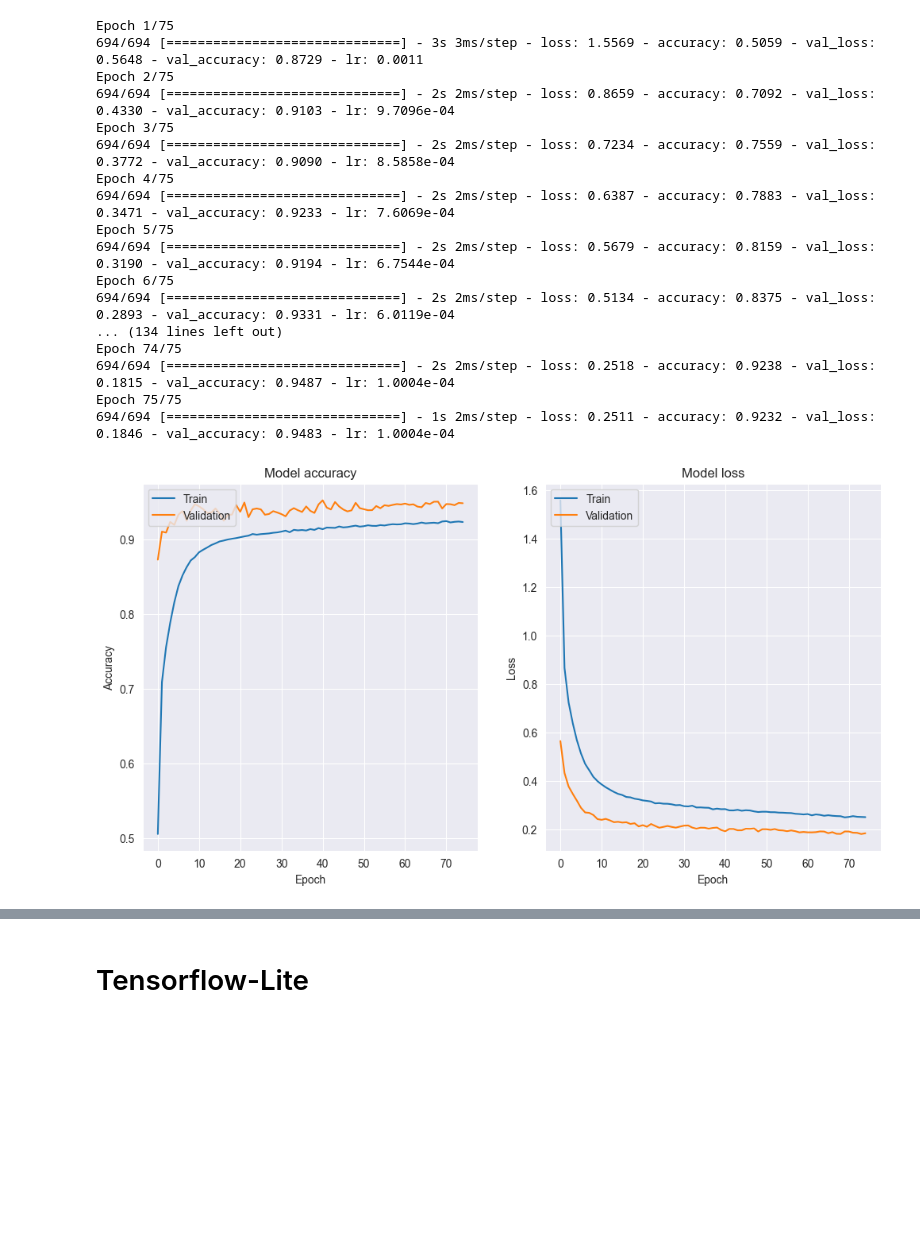
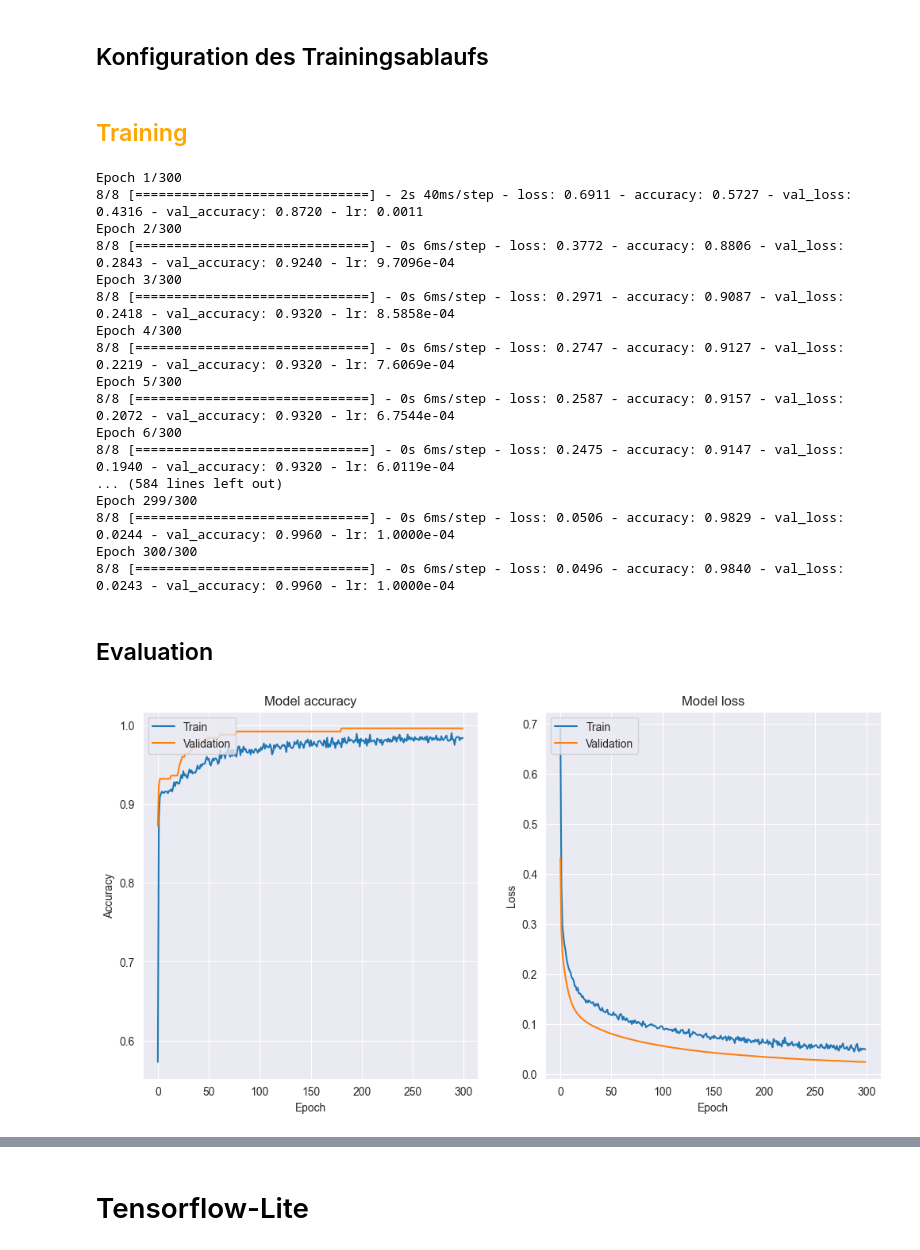
Before and after one commit to inollmann/msa, a Jupyter notebook: hand_sign_model_trainer.ipynb, the cells around one changed output, grey strips where cells are left out. Saved outputs shown, nothing was run; the diff lists cells and outputs as text; code cells hidden in the pictures; blank space fills up the shorter version.

```diff
--- a/hand_sign_model_trainer.ipynb
+++ b/hand_sign_model_trainer.ipynb
@@ -11,4 +19,5 @@ RANDOM_SEED = 42
 # %%
-model_version = "4b"
+model_version = "ctrl"
+epochs = 300
 print("Model:\t" + model_version)
 # %% [output]
@@ -16,8 +28,17 @@ Model:  4b
 # %%
-model_save_path = "model\\customModel\\modelB\\ASLclassifier" + model_version + ".hdf5"
-tflite_save_path = "model\\customModel\\modelB\\ASLclassifier" + model_version + ".tflite"
+if model_version == "ctrl":
+    model_folder_file = "controlModel\\control_classifier"
+    eval_subfolder = "Control\\"
+    NUM_CLASSES = 2
+else:
+    model_folder_file = "modelB\\ASLclassifier"
+    eval_subfolder = "ASL\\"
+    NUM_CLASSES = 28
 
-evaluation_folder = "evaluation\\ASL\\"
+model_save_path = "model\\customModel\\" + model_folder_file + model_version + ".hdf5"
+tflite_save_path = "model\\customModel\\" + model_folder_file + model_version + ".tflite"
+
+evaluation_folder = "evaluation\\" + eval_subfolder
 confmat_path = evaluation_folder + "confusionMatrix" + model_version + ".png"
 classrep_path = evaluation_folder + "classificationReport" + model_version + ".csv"
 architecture_path = evaluation_folder + "architecture" + model_version + ".png"
@@ -35,7 +56,7 @@ match model_version:
             tf.keras.layers.Dense(50, activation='relu'),
             tf.keras.layers.Dense(NUM_CLASSES, activation='softmax')
         ])
-        col_lst = [1] + list(range(4, 64))
+        col_lst = [1] + list(range(5, 65))
         if model_version == "4a":
             csv_file = "keypoints\\keypointB_3D_full.csv"
         else:
@@ -81,6 +102,18 @@ match model_version:
         col_lst = list(range(1, 14))
         csv_file = "keypoints\\keypointB_angles_2D.csv"
 
+    case "ctrl":
+        model = tf.keras.models.Sequential([
+            tf.keras.layers.Input((61, )),
+            tf.keras.layers.Dropout(0.15),
+            tf.keras.layers.Dense(40, activation='relu'),
+            # tf.keras.layers.Dropout(0.15),
+            # tf.keras.layers.Dense(20, activation='relu'),
+            tf.keras.layers.Dense(NUM_CLASSES, activation='softmax')
+        ])
+        col_lst = [1] + list(range(5, 65))
+        csv_file = "keypoints\\keypointControl_1.csv"
+
     case _:
         model, col_lst, csv_file = [], [], []
         raise ValueError(f"Invalid model version {model_version}")
@@ -126,3 +159,5 @@ tf.keras.utils.plot_model(model, show_shapes=True)
+# %% [markdown]
+## Konfiguration des Trainingsablaufs
 # %%
 # cp_callback = tf.keras.callbacks.ModelCheckpoint(model_save_path, verbose=1, save_weights_only=False)
 es_callback = tf.keras.callbacks.EarlyStopping(patience=10, verbose=1)
@@ -134,60 +169,64 @@ model.compile(
     loss='sparse_categorical_crossentropy',
     metrics=['accuracy']    # , 'Precision', 'Recall'
 )
+# %% [markdown]
+## <font color=orange>Training</font>
 # %%
 history = model.fit(
     X_train,
     y_train_encoded,
-    epochs=75,
+    epochs=epochs,
     batch_size=128,
     validation_data=(X_test, y_test_encoded),
     # callbacks=[es_callback]    # callbacks=[cp_callback, es_callback]
     callbacks=[lr_schedule]
 )
 # %% [output]
-Epoch 1/75
-694/694 [==============================] - 3s 3ms/step - loss: 1.5569 - accuracy: 0.5059 - val_loss: 0.5648 - val_accuracy: 0.8729 - lr: 0.0011
-Epoch 2/75
-694/694 [==============================] - 2s 2ms/step - loss: 0.8659 - accuracy: 0.7092 - val_loss: 0.4330 - val_accuracy: 0.9103 - lr: 9.7096e-04
-Epoch 3/75
-694/694 [==============================] - 2s 2ms/step - loss: 0.7234 - accuracy: 0.7559 - val_loss: 0.3772 - val_accuracy: 0.9090 - lr: 8.5858e-04
-Epoch 4/75
-694/694 [==============================] - 2s 2ms/step - loss: 0.6387 - accuracy: 0.7883 - val_loss: 0.3471 - val_accuracy: 0.9233 - lr: 7.6069e-04
-Epoch 5/75
-694/694 [==============================] - 2s 2ms/step - loss: 0.5679 - accuracy: 0.8159 - val_loss: 0.3190 - val_accuracy: 0.9194 - lr: 6.7544e-04
-Epoch 6/75
-694/694 [==============================] - 2s 2ms/step - loss: 0.5134 - accuracy: 0.8375 - val_loss: 0.2893 - val_accuracy: 0.9331 - lr: 6.0119e-04
-... (134 lines left out)
-Epoch 74/75
-694/694 [==============================] - 2s 2ms/step - loss: 0.2518 - accuracy: 0.9238 - val_loss: 0.1815 - val_accuracy: 0.9487 - lr: 1.0004e-04
-Epoch 75/75
-694/694 [==============================] - 1s 2ms/step - loss: 0.2511 - accuracy: 0.9232 - val_loss: 0.1846 - val_accuracy: 0.9483 - lr: 1.0004e-04
+Epoch 1/300
+8/8 [==============================] - 2s 40ms/step - loss: 0.6911 - accuracy: 0.5727 - val_loss: 0.4316 - val_accuracy: 0.8720 - lr: 0.0011
+Epoch 2/300
+8/8 [==============================] - 0s 6ms/step - loss: 0.3772 - accuracy: 0.8806 - val_loss: 0.2843 - val_accuracy: 0.9240 - lr: 9.7096e-04
+Epoch 3/300
+8/8 [==============================] - 0s 6ms/step - loss: 0.2971 - accuracy: 0.9087 - val_loss: 0.2418 - val_accuracy: 0.9320 - lr: 8.5858e-04
+Epoch 4/300
+8/8 [==============================] - 0s 6ms/step - loss: 0.2747 - accuracy: 0.9127 - val_loss: 0.2219 - val_accuracy: 0.9320 - lr: 7.6069e-04
+Epoch 5/300
+8/8 [==============================] - 0s 6ms/step - loss: 0.2587 - accuracy: 0.9157 - val_loss: 0.2072 - val_accuracy: 0.9320 - lr: 6.7544e-04
+Epoch 6/300
+8/8 [==============================] - 0s 6ms/step - loss: 0.2475 - accuracy: 0.9147 - val_loss: 0.1940 - val_accuracy: 0.9320 - lr: 6.0119e-04
+... (584 lines left out)
+Epoch 299/300
+8/8 [==============================] - 0s 6ms/step - loss: 0.0506 - accuracy: 0.9829 - val_loss: 0.0244 - val_accuracy: 0.9960 - lr: 1.0000e-04
+Epoch 300/300
+8/8 [==============================] - 0s 6ms/step - loss: 0.0496 - accuracy: 0.9840 - val_loss: 0.0243 - val_accuracy: 0.9960 - lr: 1.0000e-04
+# %% [markdown]
+## Evaluation
 # %%
 import matplotlib.pyplot as plt
 
 plt.figure(figsize=(12, 6))
 plt.subplot(1, 2, 1)
 plt.plot(history.history['accuracy'])
 plt.plot(history.history['val_accuracy'])
 plt.title('Model accuracy')
 plt.ylabel('Accuracy')
 plt.xlabel('Epoch')
 plt.legend(['Train', 'Validation'], loc='upper left')
 
 plt.subplot(1, 2, 2)
 plt.plot(history.history['loss'])
 plt.plot(history.history['val_loss'])
 plt.title('Model loss')
 plt.ylabel('Loss')
 plt.xlabel('Epoch')
 plt.legend(['Train', 'Validation'], loc='upper left')
 
-if 1:
+if 0:
     plt.savefig(traingraph_path)
 
 plt.show()
 # %% [output]
-[figure, old version]
+[figure, new version]
 # %%
 val_loss, val_acc = model.evaluate(X_test, y_test_encoded, batch_size=128)
 # %% [output]
```
Also changed, not shown: parts of 17 cells of this notebook, 16 other files.
